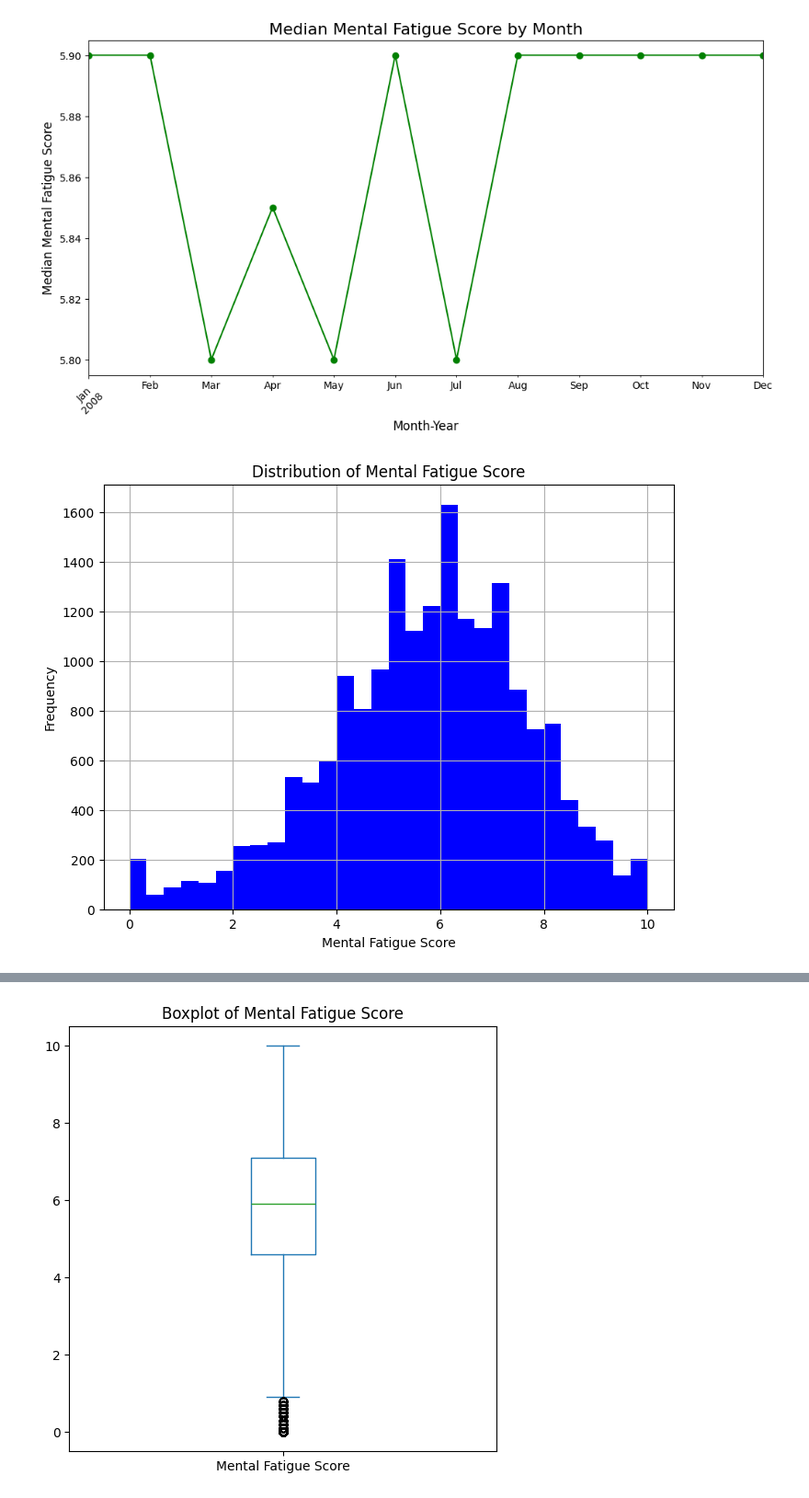
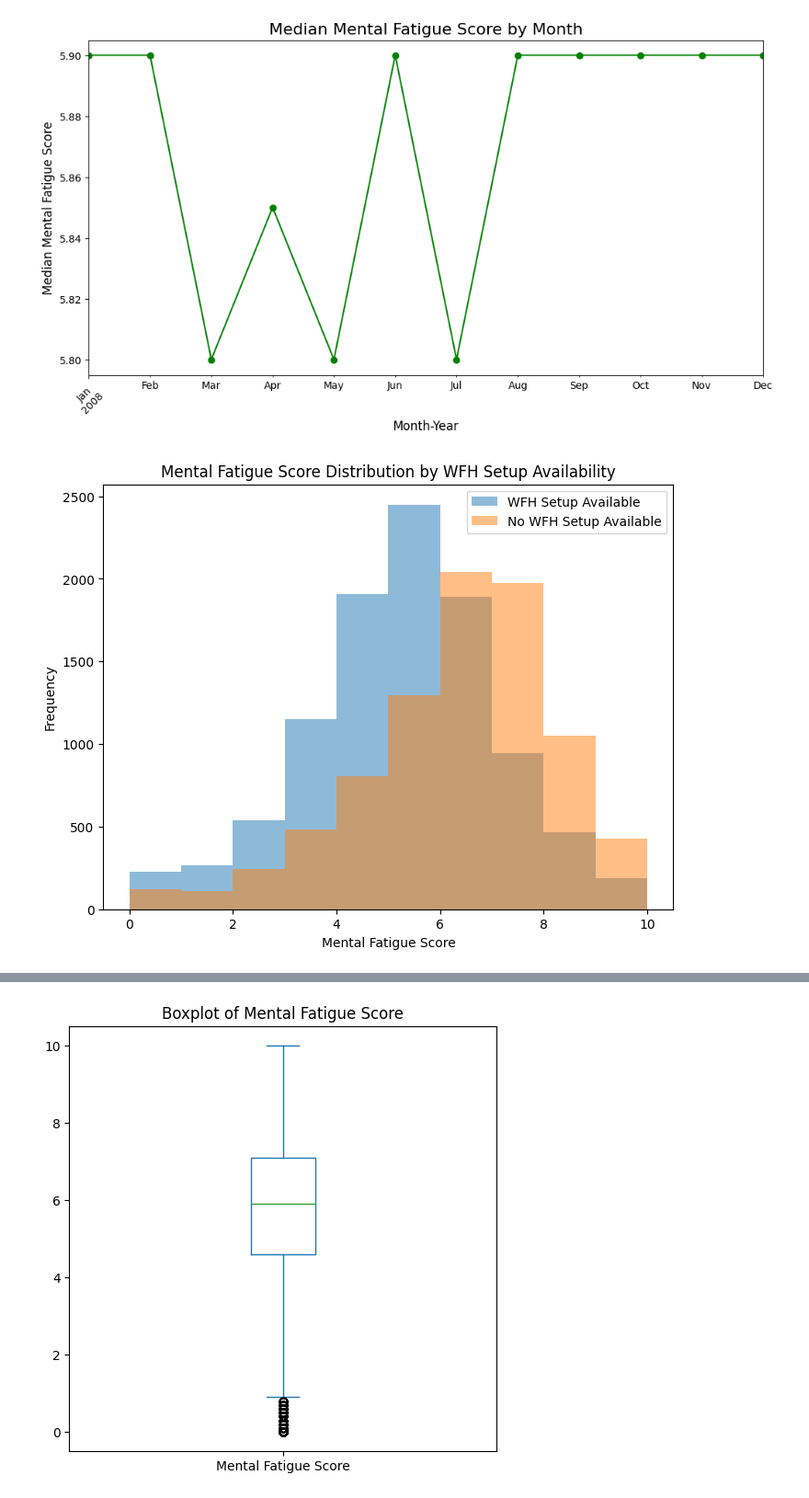
Before and after one commit to teefirdaustf/mental-health_remote-work, a Jupyter notebook: Data_Preprocessing_DA_GA2.ipynb, the cells around one changed output, grey strips where cells are left out. Shown at 92% size. Saved outputs shown, nothing was run; the diff lists cells and outputs as text; code cells hidden in the pictures.

```diff
--- a/Data_Preprocessing_DA_GA2.ipynb
+++ b/Data_Preprocessing_DA_GA2.ipynb
@@ -328,13 +413,20 @@ plt.xticks(rotation=45)  # Rotate x-axis labels for better readability
 plt.show()
 # %% [output]
 [figure]
-# %%
-#check distribution (to identify if mean or median should be more meaningful)
-
-df1['Mental Fatigue Score'].hist(bins=30, figsize=(8, 6), color='blue')
-plt.title('Distribution of Mental Fatigue Score')
-plt.xlabel('Mental Fatigue Score')
-plt.ylabel('Frequency')
-plt.show()
-# %% [output]
-[figure, removed]
+# %%
+# @title Mental Fatigue Score Distribution by WFH Setup Availability
+
+# Create the histogram
+plt.figure(figsize=(8, 6))
+plt.hist(df1[df1['WFH Setup Available'] == 'Yes']['Mental Fatigue Score'], \
+         alpha=0.5, label='WFH Setup Available')
+plt.hist(df1[df1['WFH Setup Available'] == 'No']['Mental Fatigue Score'], \
+         alpha=0.5, label='No WFH Setup Available')
+
+# Add labels and title
+plt.xlabel('Mental Fatigue Score')
+plt.ylabel('Frequency')
+plt.title('Mental Fatigue Score Distribution by WFH Setup Availability')
+_ = plt.legend()
+# %% [output]
+[figure, added]
```
Also changed, not shown: parts of 26 cells of this notebook.
